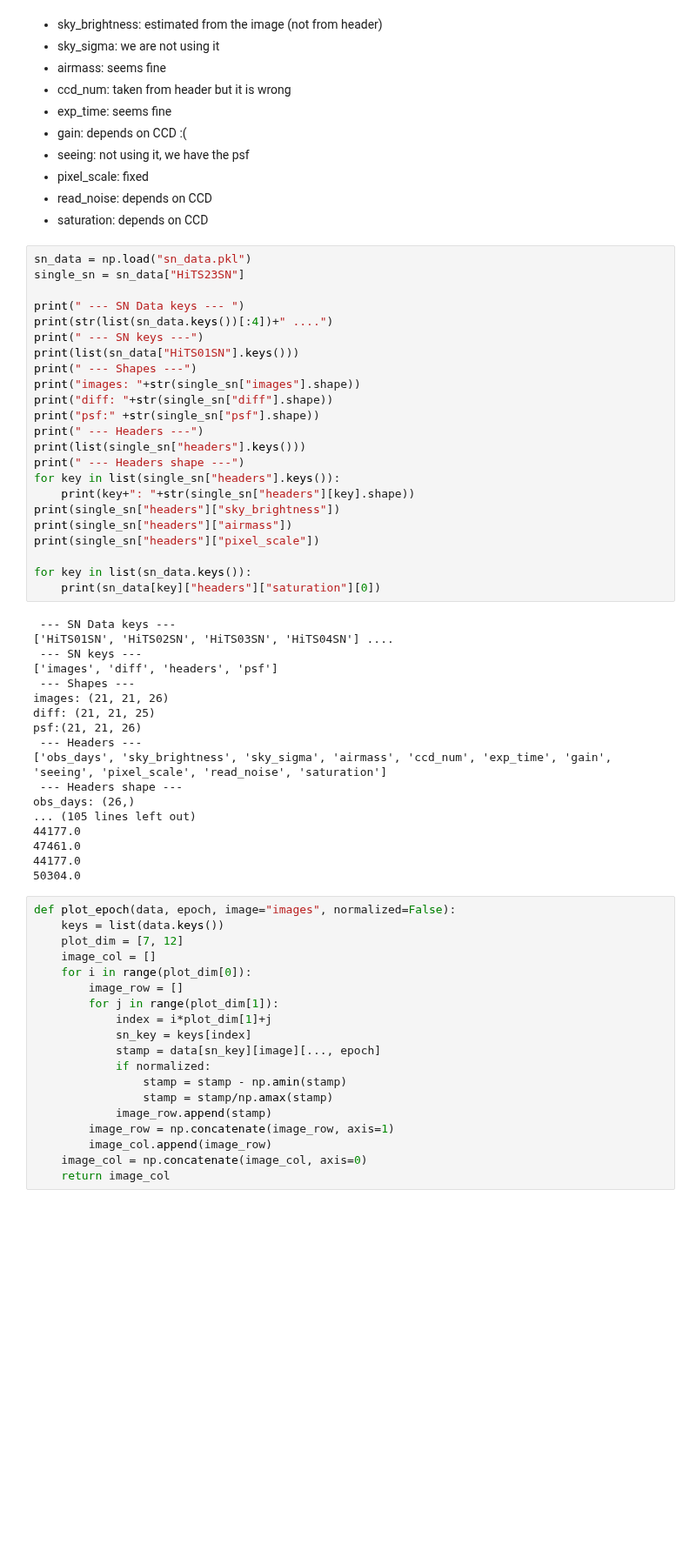
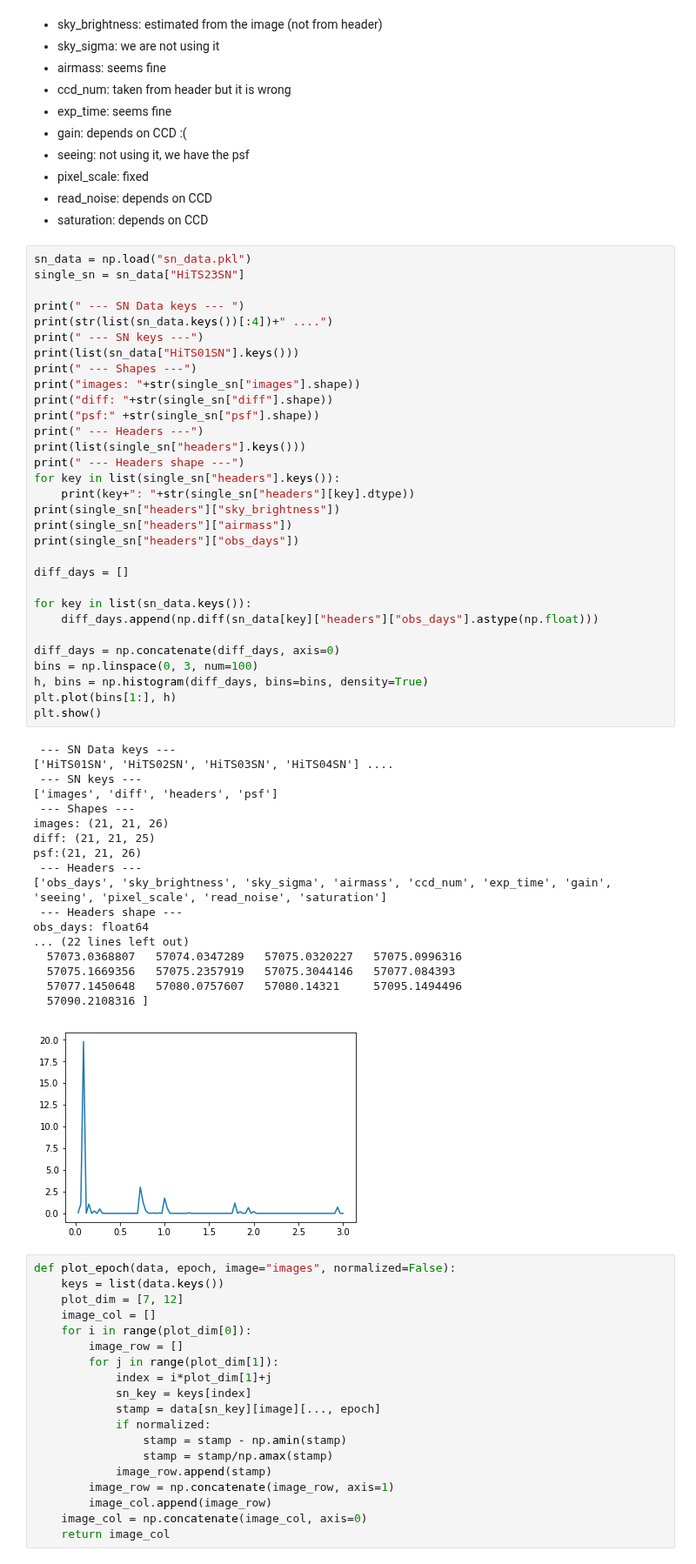
Before and after one commit to rodrigcd/HiTS_simulations, a Jupyter notebook: real_data/plot_sn_data.ipynb, the cells around one changed output. Shown at 87% size. Cells and saved outputs as stored; diff of their text form; blank space fills up the shorter version.

```diff
--- a/real_data/plot_sn_data.ipynb
+++ b/real_data/plot_sn_data.ipynb
@@ -17,42 +17,51 @@ sn_data = np.load("sn_data.pkl")
 single_sn = sn_data["HiTS23SN"]
 
 print(" --- SN Data keys --- ")
 print(str(list(sn_data.keys())[:4])+" ....")
 print(" --- SN keys ---")
 print(list(sn_data["HiTS01SN"].keys()))
 print(" --- Shapes ---")
 print("images: "+str(single_sn["images"].shape))
 print("diff: "+str(single_sn["diff"].shape))
 print("psf:" +str(single_sn["psf"].shape))
 print(" --- Headers ---")
 print(list(single_sn["headers"].keys()))
 print(" --- Headers shape ---")
 for key in list(single_sn["headers"].keys()):
-    print(key+": "+str(single_sn["headers"][key].shape))
+    print(key+": "+str(single_sn["headers"][key].dtype))
 print(single_sn["headers"]["sky_brightness"])
 print(single_sn["headers"]["airmass"])
-print(single_sn["headers"]["pixel_scale"])
+print(single_sn["headers"]["obs_days"])
+
+diff_days = []
 
 for key in list(sn_data.keys()):
-    print(sn_data[key]["headers"]["saturation"][0])
+    diff_days.append(np.diff(sn_data[key]["headers"]["obs_days"].astype(np.float)))
+
+diff_days = np.concatenate(diff_days, axis=0)
+bins = np.linspace(0, 3, num=100)
+h, bins = np.histogram(diff_days, bins=bins, density=True)
+plt.plot(bins[1:], h)
+plt.show()
 # %% [output]
  --- SN Data keys ---
 ['HiTS01SN', 'HiTS02SN', 'HiTS03SN', 'HiTS04SN'] ....
  --- SN keys ---
 ['images', 'diff', 'headers', 'psf']
  --- Shapes ---
 images: (21, 21, 26)
 diff: (21, 21, 25)
 psf:(21, 21, 26)
  --- Headers ---
 ['obs_days', 'sky_brightness', 'sky_sigma', 'airmass', 'ccd_num', 'exp_time', 'gain', 'seeing', 'pixel_scale', 'read_noise', 'saturation']
  --- Headers shape ---
-obs_days: (26,)
-... (105 lines left out)
-44177.0
-47461.0
-44177.0
-50304.0
+obs_days: float64
+... (22 lines left out)
+  57073.0368807   57074.0347289   57075.0320227   57075.0996316
+  57075.1669356   57075.2357919   57075.3044146   57077.084393
+  57077.1450648   57080.0757607   57080.14321     57095.1494496
+  57090.2108316 ]
+[figure, added]
 # %%
 def plot_epoch(data, epoch, image="images", normalized=False):
     keys = list(data.keys())
```
Also changed, not shown: 2 other files.
